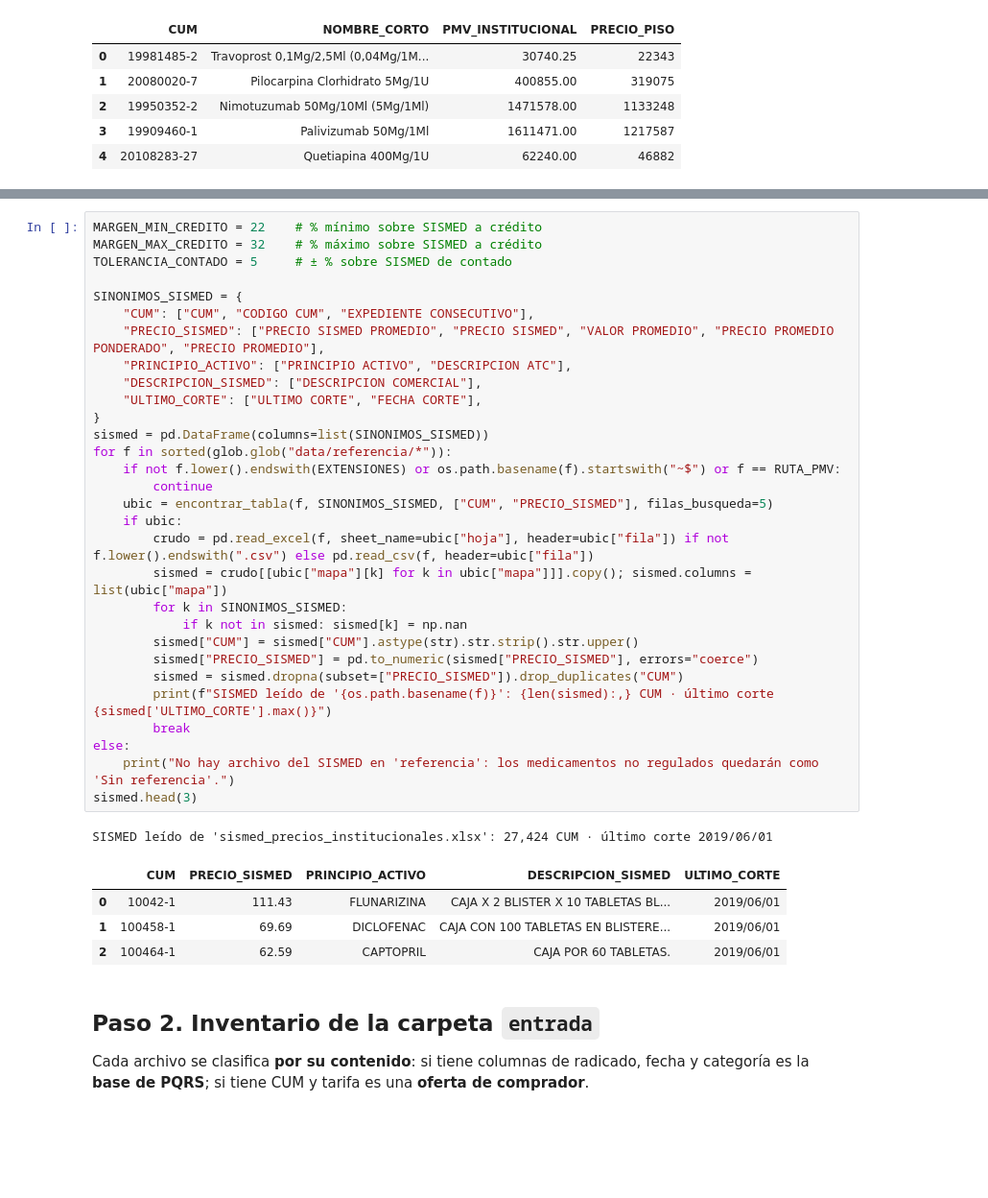
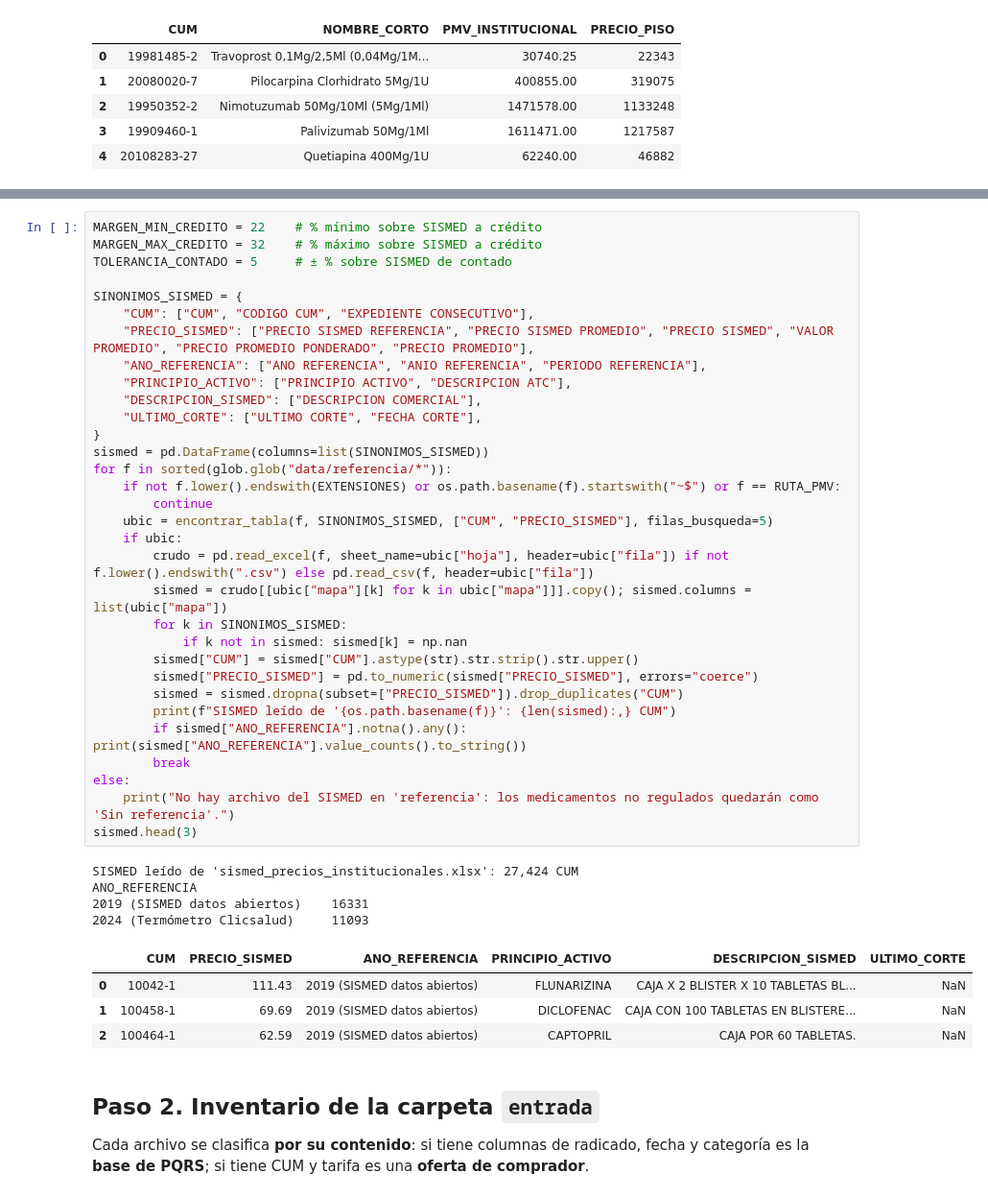
Before and after one commit to ivanherrerabaquero-dev/validacion-precios-medicamentos, a Jupyter notebook: notebooks/proyecto_validacion_precios.ipynb, the cells around one changed output, grey strips where cells are left out. Shown at 96% size. Cells and saved outputs as stored; diff of their text form; blank space fills up the shorter version.

```diff
--- a/notebooks/proyecto_validacion_precios.ipynb
+++ b/notebooks/proyecto_validacion_precios.ipynb
@@ -265,39 +265,44 @@ Reglas de la empresa (puedes cambiarlas aquí):
 # %%
 MARGEN_MIN_CREDITO = 22    # % mínimo sobre SISMED a crédito
 MARGEN_MAX_CREDITO = 32    # % máximo sobre SISMED a crédito
 TOLERANCIA_CONTADO = 5     # ± % sobre SISMED de contado
 
 SINONIMOS_SISMED = {
     "CUM": ["CUM", "CODIGO CUM", "EXPEDIENTE CONSECUTIVO"],
-    "PRECIO_SISMED": ["PRECIO SISMED PROMEDIO", "PRECIO SISMED", "VALOR PROMEDIO", "PRECIO PROMEDIO PONDERADO", "PRECIO PROMEDIO"],
+    "PRECIO_SISMED": ["PRECIO SISMED REFERENCIA", "PRECIO SISMED PROMEDIO", "PRECIO SISMED", "VALOR PROMEDIO", "PRECIO PROMEDIO PONDERADO", "PRECIO PROMEDIO"],
+    "ANO_REFERENCIA": ["ANO REFERENCIA", "ANIO REFERENCIA", "PERIODO REFERENCIA"],
     "PRINCIPIO_ACTIVO": ["PRINCIPIO ACTIVO", "DESCRIPCION ATC"],
     "DESCRIPCION_SISMED": ["DESCRIPCION COMERCIAL"],
     "ULTIMO_CORTE": ["ULTIMO CORTE", "FECHA CORTE"],
 }
 sismed = pd.DataFrame(columns=list(SINONIMOS_SISMED))
 for f in sorted(glob.glob("data/referencia/*")):
     if not f.lower().endswith(EXTENSIONES) or os.path.basename(f).startswith("~$") or f == RUTA_PMV:
         continue
     ubic = encontrar_tabla(f, SINONIMOS_SISMED, ["CUM", "PRECIO_SISMED"], filas_busqueda=5)
     if ubic:
         crudo = pd.read_excel(f, sheet_name=ubic["hoja"], header=ubic["fila"]) if not f.lower().endswith(".csv") else pd.read_csv(f, header=ubic["fila"])
         sismed = crudo[[ubic["mapa"][k] for k in ubic["mapa"]]].copy(); sismed.columns = list(ubic["mapa"])
         for k in SINONIMOS_SISMED:
             if k not in sismed: sismed[k] = np.nan
         sismed["CUM"] = sismed["CUM"].astype(str).str.strip().str.upper()
         sismed["PRECIO_SISMED"] = pd.to_numeric(sismed["PRECIO_SISMED"], errors="coerce")
         sismed = sismed.dropna(subset=["PRECIO_SISMED"]).drop_duplicates("CUM")
-        print(f"SISMED leído de '{os.path.basename(f)}': {len(sismed):,} CUM · último corte {sismed['ULTIMO_CORTE'].max()}")
+        print(f"SISMED leído de '{os.path.basename(f)}': {len(sismed):,} CUM")
+        if sismed["ANO_REFERENCIA"].notna().any(): print(sismed["ANO_REFERENCIA"].value_counts().to_string())
         break
 else:
     print("No hay archivo del SISMED en 'referencia': los medicamentos no regulados quedarán como 'Sin referencia'.")
 sismed.head(3)
 # %% [output]
-SISMED leído de 'sismed_precios_institucionales.xlsx': 27,424 CUM · último corte 2019/06/01
+SISMED leído de 'sismed_precios_institucionales.xlsx': 27,424 CUM
+ANO_REFERENCIA
+2019 (SISMED datos abiertos)    16331
+2024 (Termómetro Clicsalud)     11093
-|  | CUM | PRECIO_SISMED | PRINCIPIO_ACTIVO | DESCRIPCION_SISMED | ULTIMO_CORTE |
-| 0 | 10042-1 | 111.43 | FLUNARIZINA | CAJA X 2 BLISTER X 10 TABLETAS BL... | 2019/06/01 |
-| 1 | 100458-1 | 69.69 | DICLOFENAC | CAJA CON 100 TABLETAS EN BLISTERE... | 2019/06/01 |
-| 2 | 100464-1 | 62.59 | CAPTOPRIL | CAJA POR 60 TABLETAS. | 2019/06/01 |
+|  | CUM | PRECIO_SISMED | ANO_REFERENCIA | PRINCIPIO_ACTIVO | DESCRIPCION_SISMED | ULTIMO_CORTE |
+| 0 | 10042-1 | 111.43 | 2019 (SISMED datos abiertos) | FLUNARIZINA | CAJA X 2 BLISTER X 10 TABLETAS BL... | NaN |
+| 1 | 100458-1 | 69.69 | 2019 (SISMED datos abiertos) | DICLOFENAC | CAJA CON 100 TABLETAS EN BLISTERE... | NaN |
+| 2 | 100464-1 | 62.59 | 2019 (SISMED datos abiertos) | CAPTOPRIL | CAJA POR 60 TABLETAS. | NaN |
 # %% [markdown]
 ## Paso 2. Inventario de la carpeta `entrada`
 
```
Also changed, not shown: parts of 5 cells of this notebook, 20 other files.
